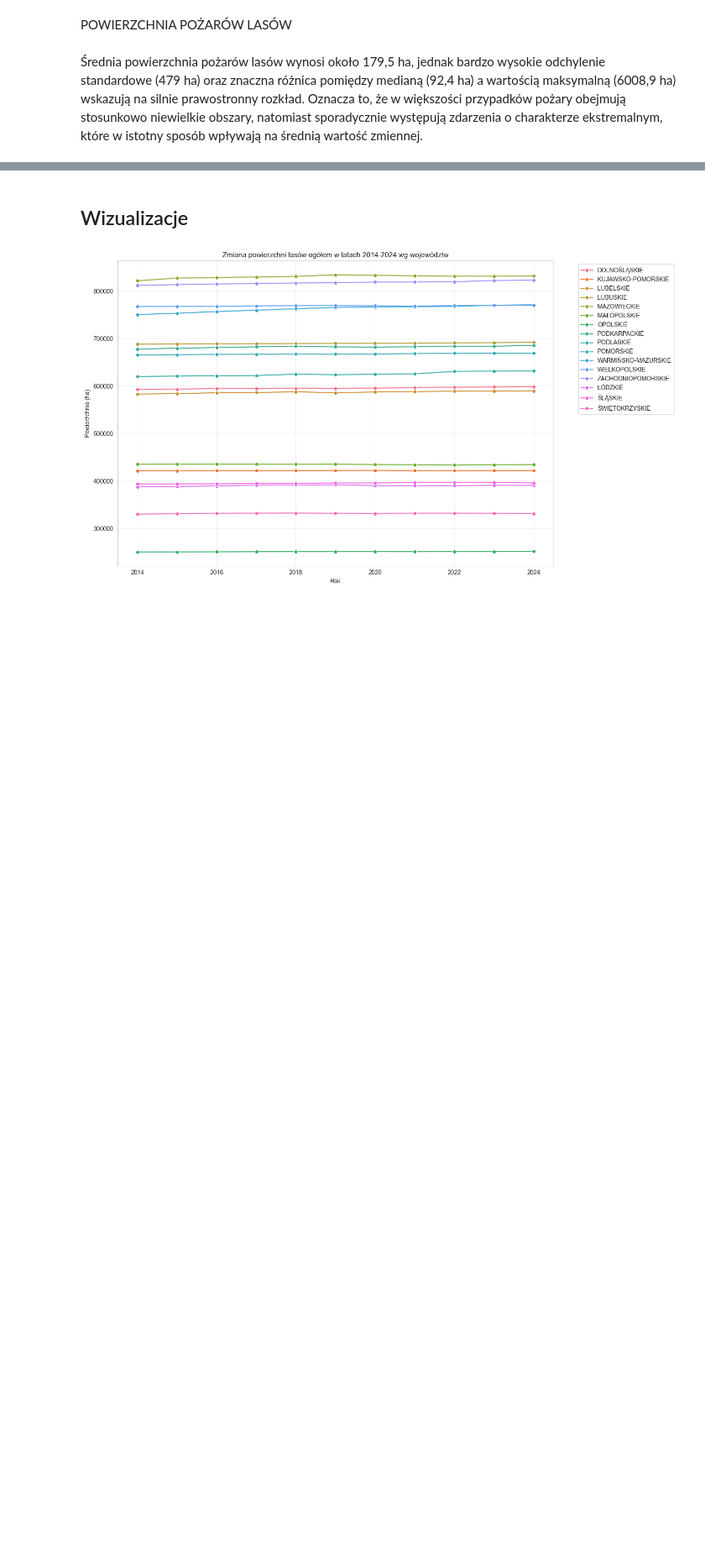
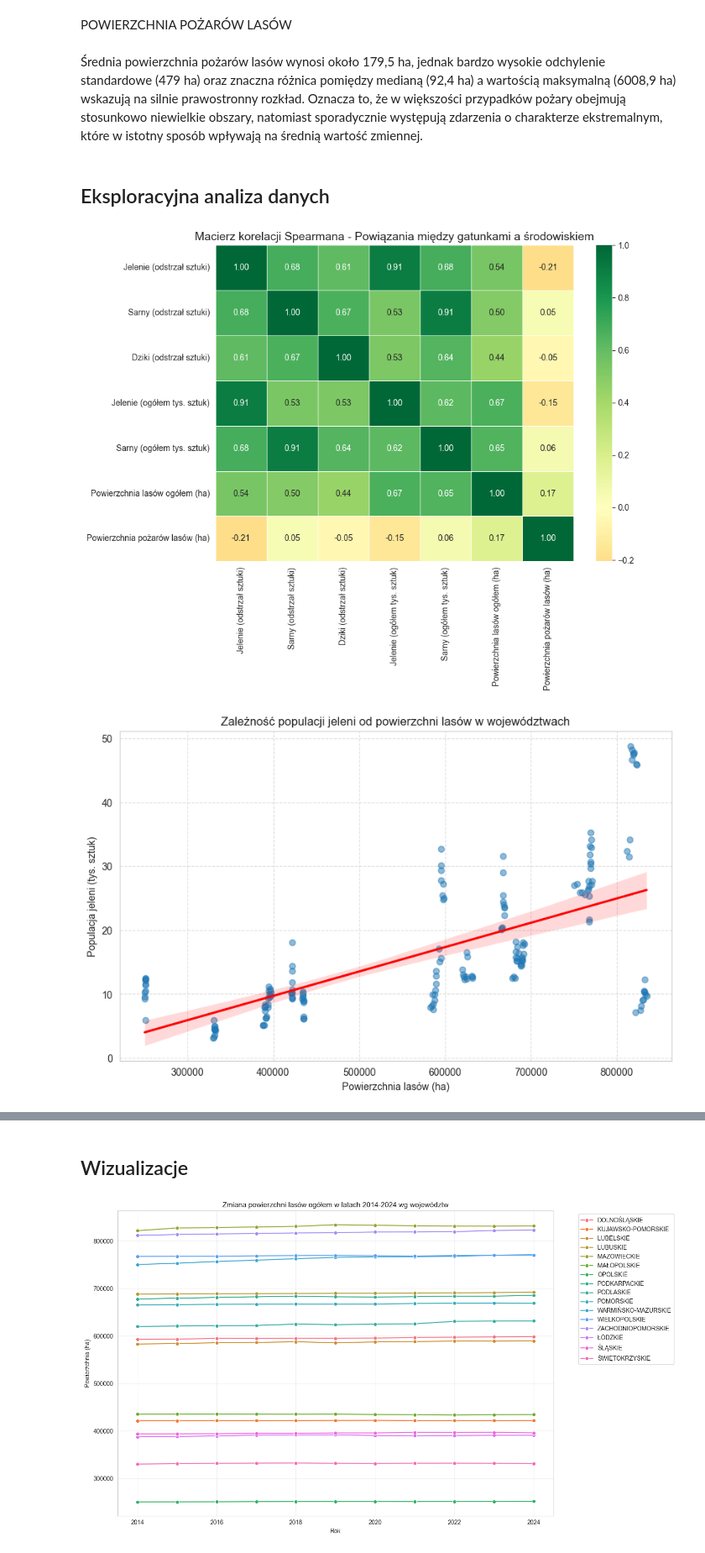
Before and after one commit to edyta02/Analiza-danych-z-R-i-Python---LW, a Jupyter notebook: Projekt.ipynb, the cells around one changed output, grey strips where cells are left out. Shown at 84% size. Drawn from its saved outputs; the diff is of its cells as text; code cells hidden in the pictures; blank space fills up the shorter version.

Commit message:
eksploracyjna analiza danych + opis
dodalam analize z intepretacjami i opis

```diff
--- a/Projekt.ipynb
+++ b/Projekt.ipynb
@@ -1153,3 +1153,49 @@ DZIKI
 POWIERZCHNIA POŻARÓW LASÓW
 # %% [markdown]
 Średnia powierzchnia pożarów lasów wynosi około 179,5 ha, jednak bardzo wysokie odchylenie standardowe (479 ha) oraz znaczna różnica pomiędzy medianą (92,4 ha) a wartością maksymalną (6008,9 ha) wskazują na silnie prawostronny rozkład. Oznacza to, że w większości przypadków pożary obejmują stosunkowo niewielkie obszary, natomiast sporadycznie występują zdarzenia o charakterze ekstremalnym, które w istotny sposób wpływają na średnią wartość zmiennej.
+# %% [markdown]
+##     Eksploracyjna analiza danych
+# %%
+
+
+# Wybór kluczowych zmiennych numerycznych do analizy powiązań
+eda_cols = [
+    'Jelenie (odstrzał sztuki)', 'Sarny (odstrzał sztuki)', 'Dziki (odstrzał sztuki)',
+    'Jelenie (ogółem tys. sztuk)', 'Sarny (ogółem tys. sztuk)',
+    'Powierzchnia lasów ogółem (ha)', 'Powierzchnia pożarów lasów (ha)'
+]
+
+# Obliczanie macierzy korelacji Spearmana
+
+plt.figure(figsize=(10, 8))
+correlation_matrix = df_wojewodztwa[eda_cols].corr(method='spearman')
+
+# Wizualizacja Heatmapy
+sns.heatmap(correlation_matrix,
+            annot=True,
+            cmap='RdYlGn',
+            fmt=".2f",
+            center=0,
+            linewidths=0.5)
+
+plt.title('Macierz korelacji Spearmana - Powiązania między gatunkami a środowiskiem', fontsize=14)
+plt.tight_layout()
+plt.show()
+
+# Wykres rozrzutu z linią regresji (Relacja lasy vs jelenie)
+
+plt.figure(figsize=(10, 6))
+sns.regplot(x='Powierzchnia lasów ogółem (ha)',
+            y='Jelenie (ogółem tys. sztuk)',
+            data=df_wojewodztwa,
+            scatter_kws={'alpha':0.5},
+            line_kws={'color':'red'})
+
+plt.title('Zależność populacji jeleni od powierzchni lasów w województwach')
+plt.xlabel('Powierzchnia lasów (ha)')
+plt.ylabel('Populacja jeleni (tys. sztuk)')
+plt.grid(True, linestyle='--', alpha=0.6)
+plt.show()
+# %% [output]
+[figure, added]
+[figure, added]
```
Also changed, not shown: parts of 9 cells of this notebook.
